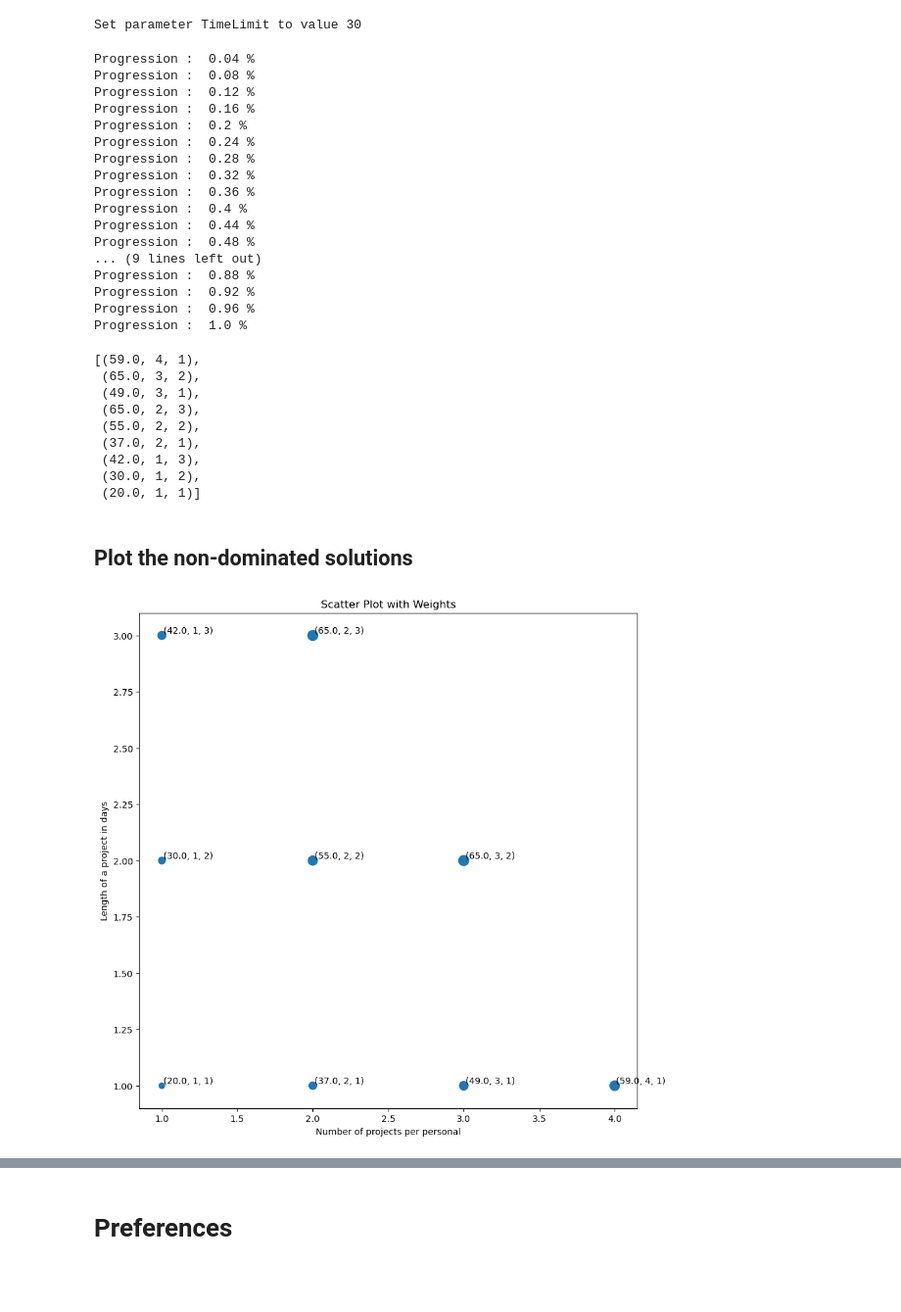
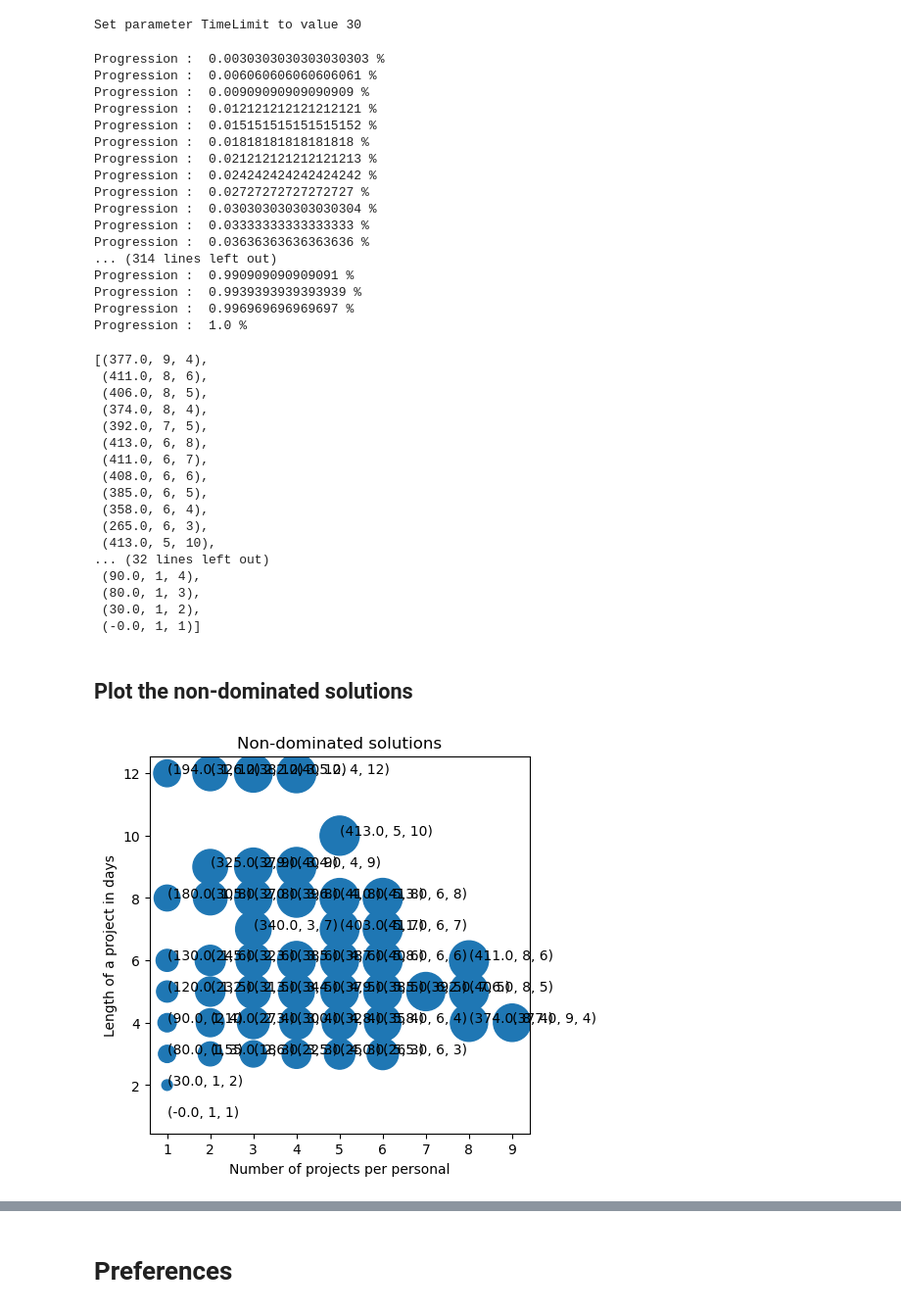
Before and after one commit to hamdilyes/decision-systems, a Jupyter notebook: draft/ilyes_eps.ipynb, the cells around one changed output, grey strips where cells are left out. Shown at 98% size. Cells and saved outputs as stored; diff of their text form; code cells hidden in the pictures; blank space fills up the shorter version.

```diff
--- a/draft/ilyes_eps.ipynb
+++ b/draft/ilyes_eps.ipynb
@@ -22,7 +19,7 @@ def get_data(size = 'small'):
     with open(size + '.json') as f:
         data = json.load(f)
     return data
-data = get_data()
+data = get_data('../medium')
 # %% [markdown]
 ## Constants from data
 # %%
@@ -270,56 +267,64 @@ for eps2 in eps2s:
         except :
             print(eps2,eps3)
 # %% [output]
-Progression :  0.04 %
-Progression :  0.08 %
-Progression :  0.12 %
-Progression :  0.16 %
-Progression :  0.2 %
-Progression :  0.24 %
-Progression :  0.28 %
-Progression :  0.32 %
-Progression :  0.36 %
-Progression :  0.4 %
-Progression :  0.44 %
-Progression :  0.48 %
-... (9 lines left out)
-Progression :  0.88 %
-Progression :  0.92 %
-Progression :  0.96 %
+Progression :  0.0030303030303030303 %
+Progression :  0.006060606060606061 %
+Progression :  0.00909090909090909 %
+Progression :  0.012121212121212121 %
+Progression :  0.015151515151515152 %
+Progression :  0.01818181818181818 %
+Progression :  0.021212121212121213 %
+Progression :  0.024242424242424242 %
+Progression :  0.02727272727272727 %
+Progression :  0.030303030303030304 %
+Progression :  0.03333333333333333 %
+Progression :  0.03636363636363636 %
+... (314 lines left out)
+Progression :  0.990909090909091 %
+Progression :  0.9939393939393939 %
+Progression :  0.996969696969697 %
 Progression :  1.0 %
 # %%
 for ind,val in enumerate(pareto) :
     pareto[ind] = (val[0],-val[1],-val[2])
 pareto
 # %% [output]
-[(59.0, 4, 1),
- (65.0, 3, 2),
- (49.0, 3, 1),
- (65.0, 2, 3),
- (55.0, 2, 2),
- (37.0, 2, 1),
- (42.0, 1, 3),
+[(377.0, 9, 4),
+ (411.0, 8, 6),
+ (406.0, 8, 5),
+ (374.0, 8, 4),
+ (392.0, 7, 5),
+ (413.0, 6, 8),
+ (411.0, 6, 7),
+ (408.0, 6, 6),
+ (385.0, 6, 5),
+ (358.0, 6, 4),
+ (265.0, 6, 3),
+ (413.0, 5, 10),
+... (32 lines left out)
+ (90.0, 1, 4),
+ (80.0, 1, 3),
  (30.0, 1, 2),
- (20.0, 1, 1)]
+ (-0.0, 1, 1)]
 # %% [markdown]
 ## Plot the non-dominated solutions
 # %%
 import matplotlib.pyplot as plt
 # plot a 3d scatter with the pareto list print the labels of each point and set a different color for each point
-fig = plt.figure(figsize=(15,15))
+fig = plt.figure(figsize=(5,5))
 # Create the scatter plot
 plt.scatter([i[1] for i in pareto], [i[2] for i in pareto],s = [i[0]*2 for i in pareto])
 # Add a title and labels for the x and y axes
 for i in pareto:
     plt.text(i[1] + 0.01, i[2]+0.01,  '%s' % (str(i)), size=10, zorder=1, color='k')
-plt.title("Scatter Plot with Weights")
+plt.title("Non-dominated solutions")
 plt.xlabel("Number of projects per personal")
 plt.ylabel("Length of a project in days")
 
 # Show the plot
 plt.show()
 # %% [output]
-[figure, old version]
+[figure, new version]
 # %%
 # Plot the pareto surface with the 3d scatter plot
 
```
Also changed, not shown: parts of 14 cells of this notebook, 4 other files.
